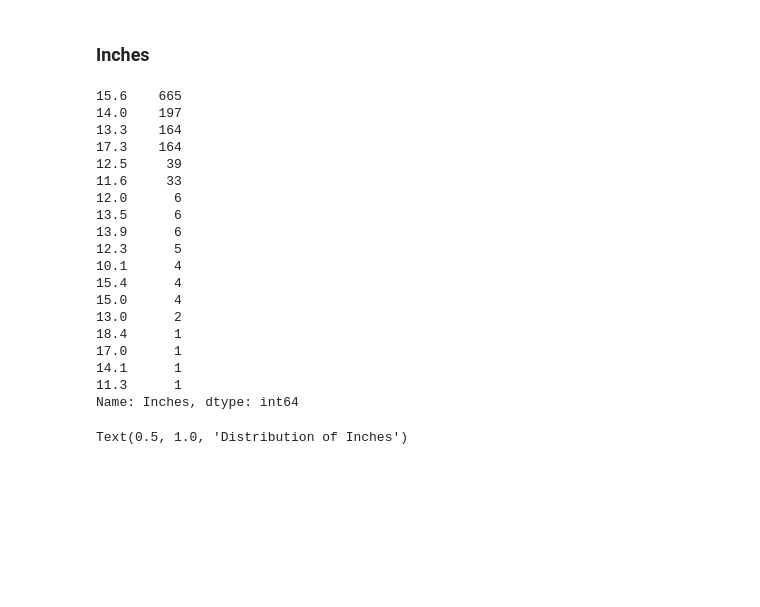
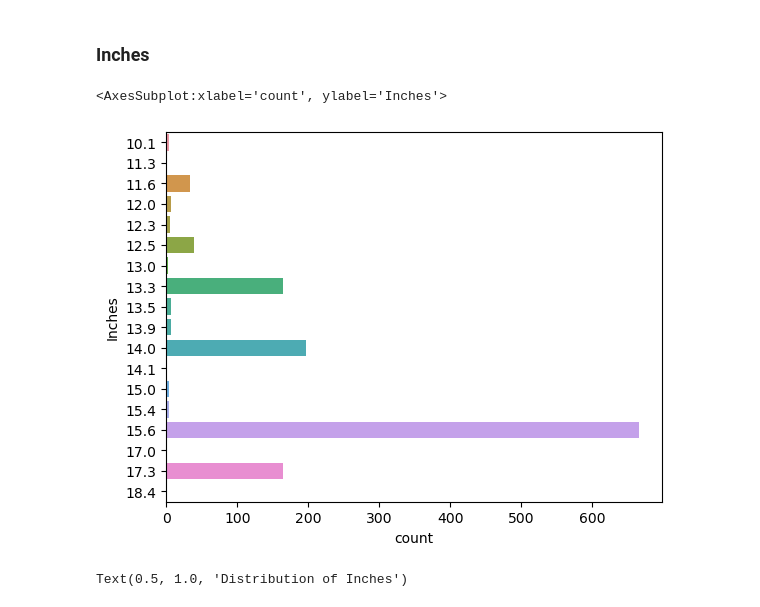
Before and after one commit to RossErskine/Kaggle-notebooks, a Jupyter notebook: Laptop prices.ipynb, the cells around one changed output. Cells and saved outputs as stored; diff of their text form; code cells hidden in the pictures; blank space fills up the shorter version.

```diff
--- a/Laptop prices.ipynb
+++ b/Laptop prices.ipynb
@@ -156,28 +135,11 @@ sns.boxplot(data=df, x='Price_euros', y='TypeName')
 [figure]
 # %% [markdown]
 ### Inches
-# %%
-df['Inches'].value_counts()
-# %% [output]
-15.6    665
-14.0    197
-13.3    164
-17.3    164
-12.5     39
-11.6     33
-12.0      6
-13.5      6
-13.9      6
-12.3      5
-10.1      4
-15.4      4
-15.0      4
-13.0      2
-18.4      1
-17.0      1
-14.1      1
-11.3      1
-Name: Inches, dtype: int64
+# %%
+sns.countplot(y=df['Inches'])
+# %% [output]
+<AxesSubplot:xlabel='count', ylabel='Inches'>
+[figure, added]
 # %%
 f, ax = plt.subplots(1,1, figsize=(10, 6))
 ax = sns.distplot(df['Inches'], kde = True, color = 'c')
```
Also changed, not shown: parts of 61 cells of this notebook.
